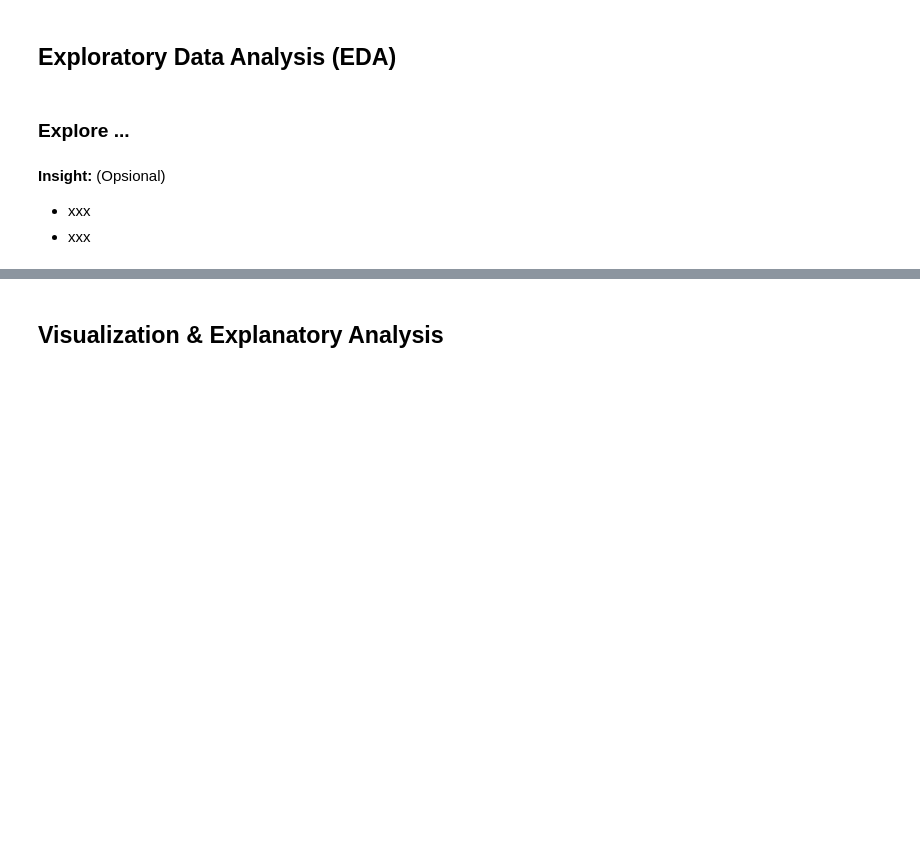
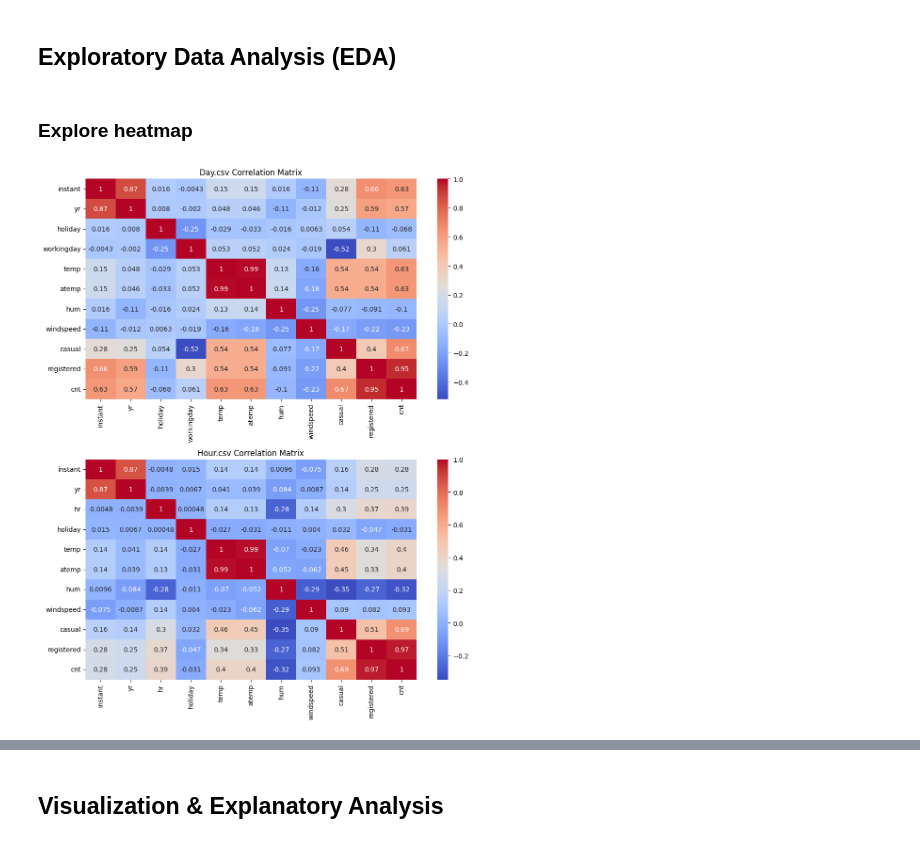
Before and after one commit to rajasmdra/bike-sharing-analysis, a Jupyter notebook: Proyek_Analisis_Data.ipynb, the cells around one changed output, grey strips where cells are left out. Saved outputs shown, nothing was run; the diff lists cells and outputs as text; code cells hidden in the pictures; blank space fills up the shorter version.

```diff
--- a/Proyek_Analisis_Data.ipynb
+++ b/Proyek_Analisis_Data.ipynb
@@ -344,8 +346,19 @@ memory usage: 2.3+ MB
 # %% [markdown]
 ## Exploratory Data Analysis (EDA)
 # %% [markdown]
-### Explore ...
+### Explore heatmap
-# %% [markdown]
-**Insight:** (Opsional)
-- xxx
-- xxx
+# %%
+fig, axes = plt.subplots(2, 1, figsize=(10, 12))
+
+numerical_cols_day = day_df.select_dtypes(include=['float64', 'int64'])
+sns.heatmap(numerical_cols_day.corr(), annot=True, cmap='coolwarm', ax=axes[0])
+axes[0].set_title('Day.csv Correlation Matrix')
+
+numerical_cols_hour = hour_df.select_dtypes(include=['float64', 'int64'])
+sns.heatmap(numerical_cols_hour.corr(), annot=True, cmap='coolwarm', ax=axes[1])
+axes[1].set_title('Hour.csv Correlation Matrix')
+
+plt.tight_layout()
+plt.show()
+# %% [output]
+[figure, added]
```
Also changed, not shown: parts of 33 cells of this notebook.
